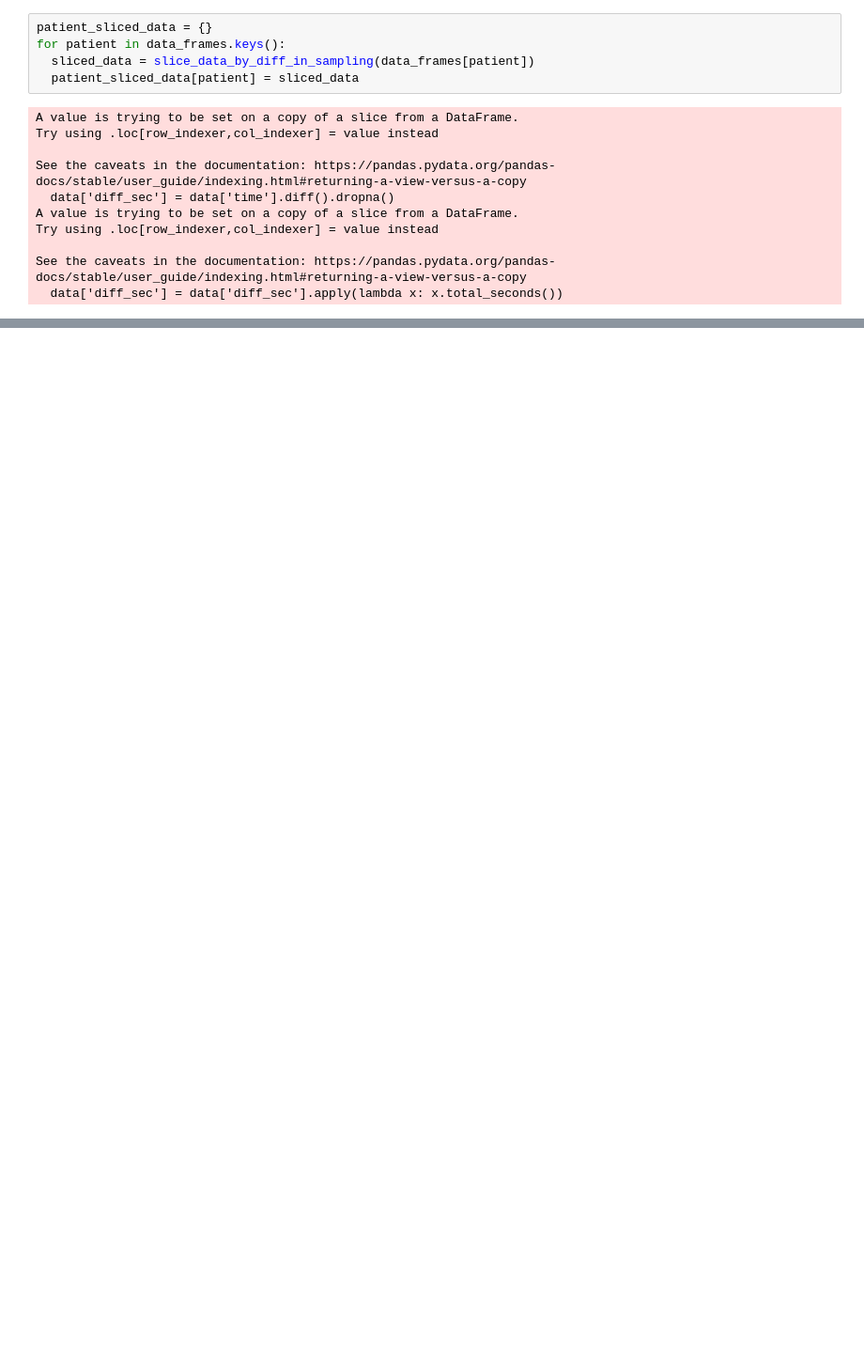
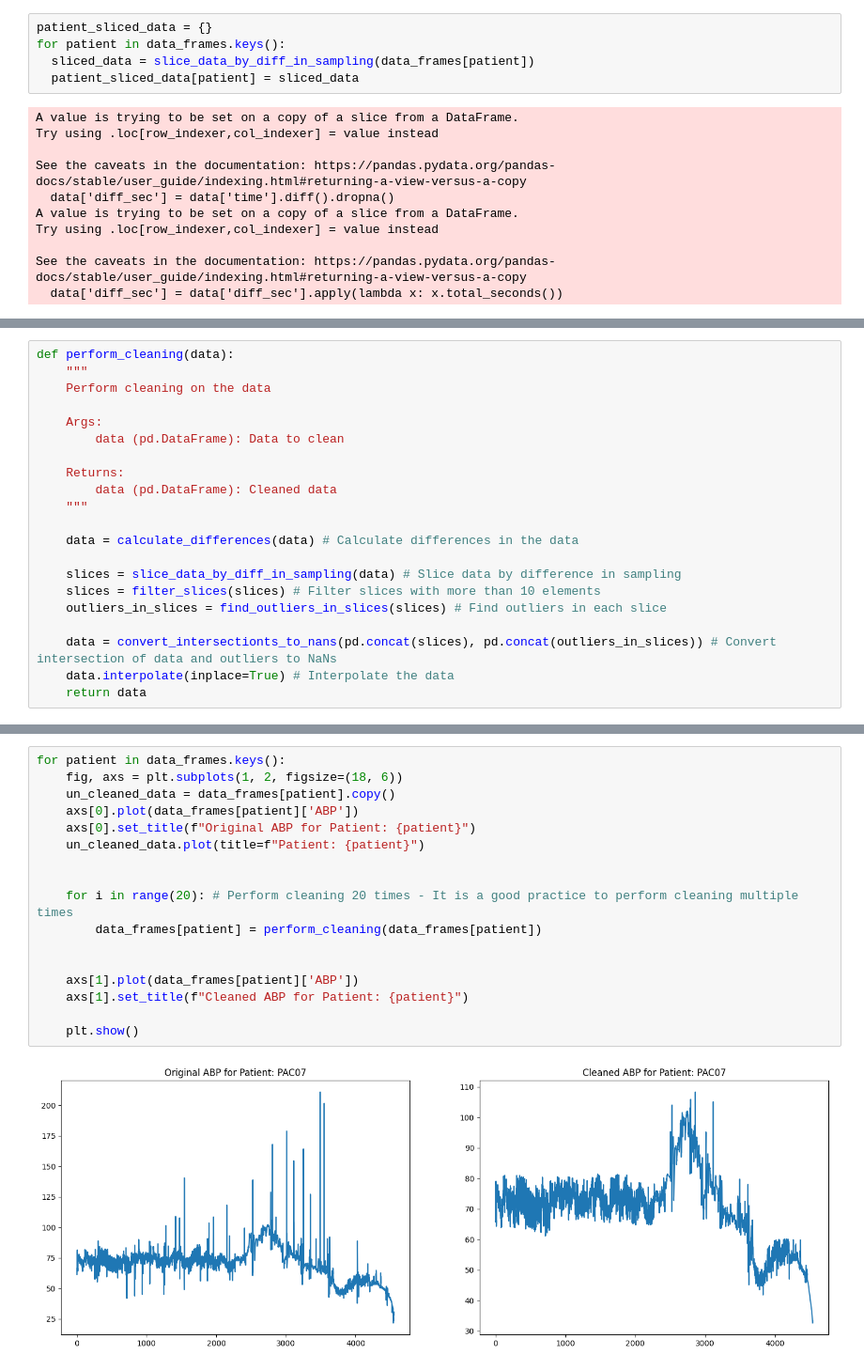
Before and after one commit to AUTOMATIC-BRAIN-ANS/GARCH-FIT, a Jupyter notebook: signal_cleaner.ipynb, the cells around one changed output, grey strips where cells are left out. Shown at 94% size. Saved outputs shown, nothing was run; the diff lists cells and outputs as text; blank space fills up the shorter version.

Commit message:
Perform signal cleaning

```diff
--- a/signal_cleaner.ipynb
+++ b/signal_cleaner.ipynb
@@ -208,0 +238,21 @@ for patient in patient_sliced_data:
+# %%
+def perform_cleaning(data):
+    """
+    Perform cleaning on the data
+
+    Args:
+        data (pd.DataFrame): Data to clean
+
+    Returns:
+        data (pd.DataFrame): Cleaned data
+    """
+
+    data = calculate_differences(data) # Calculate differences in the data
+
+    slices = slice_data_by_diff_in_sampling(data) # Slice data by difference in sampling
+    slices = filter_slices(slices) # Filter slices with more than 10 elements
+    outliers_in_slices = find_outliers_in_slices(slices) # Find outliers in each slice
+
+    data = convert_intersectionts_to_nans(pd.concat(slices), pd.concat(outliers_in_slices)) # Convert intersection of data and outliers to NaNs
+    data.interpolate(inplace=True) # Interpolate the data
+    return data
@@ -208,0 +270,19 @@ for patient in patient_sliced_data:
+# %%
+for patient in data_frames.keys():
+    fig, axs = plt.subplots(1, 2, figsize=(18, 6))
+    un_cleaned_data = data_frames[patient].copy()
+    axs[0].plot(data_frames[patient]['ABP'])
+    axs[0].set_title(f"Original ABP for Patient: {patient}")
+    un_cleaned_data.plot(title=f"Patient: {patient}")
+
+
+    for i in range(20): # Perform cleaning 20 times - It is a good practice to perform cleaning multiple times
+        data_frames[patient] = perform_cleaning(data_frames[patient])
+
+
+    axs[1].plot(data_frames[patient]['ABP'])
+    axs[1].set_title(f"Cleaned ABP for Patient: {patient}")
+
+    plt.show()
+# %% [output]
+[figure, added]
```
Also changed, not shown: parts of 41 cells of this notebook.
